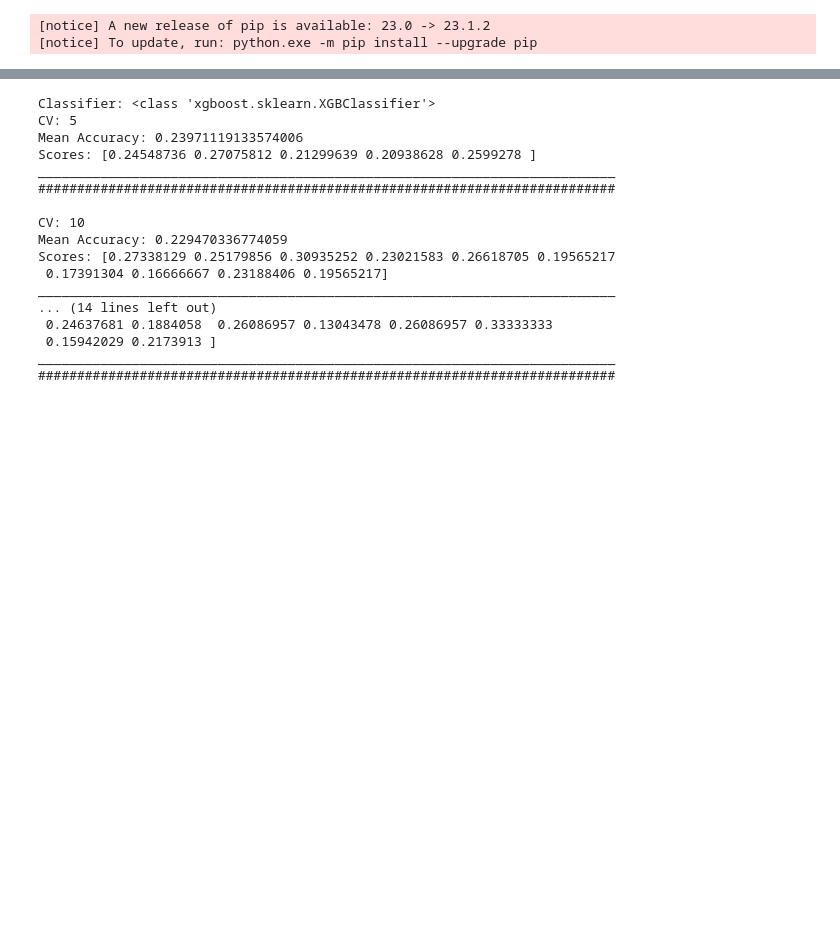
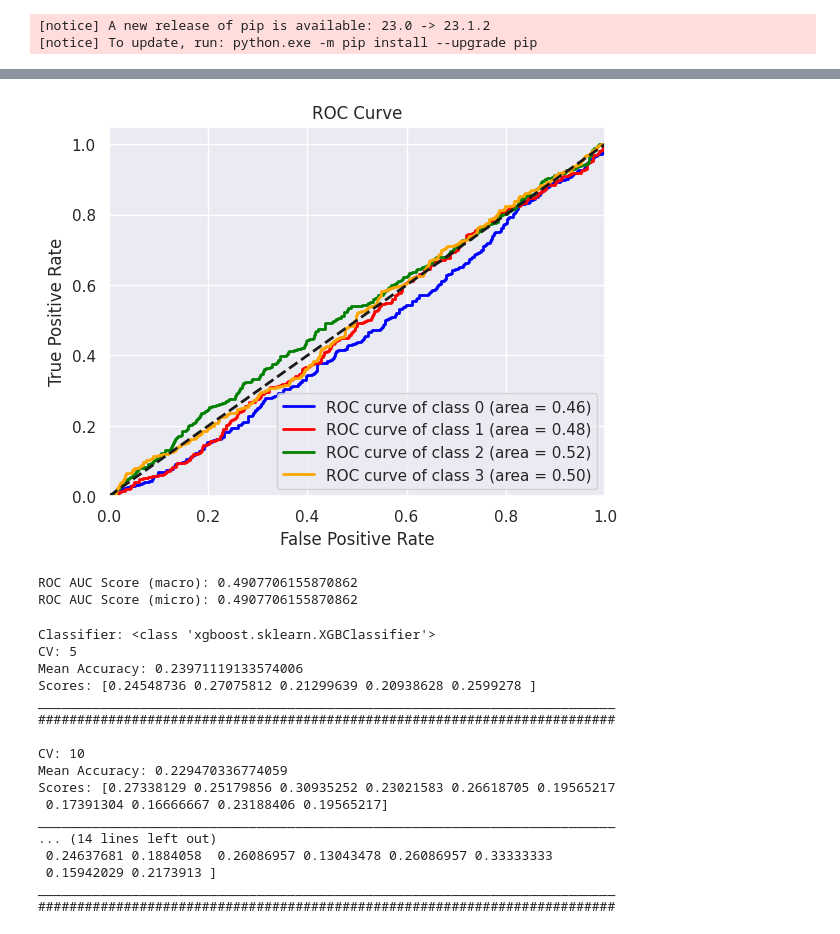
Before and after one commit to kozen88/HCV_DM23, a Jupyter notebook: Addestramento_modelli_di_esemble.ipynb, the cells around one changed output, grey strips where cells are left out. Drawn from its saved outputs; the diff is of its cells as text; code cells hidden in the pictures; blank space fills up the shorter version.

```diff
--- a/Addestramento_modelli_di_esemble.ipynb
+++ b/Addestramento_modelli_di_esemble.ipynb
@@ -342,3 +583,13 @@ Accurancy mediata su i 10 fold fatti: 0.229470336774059
+# %%
+# Istanziazione di un modello XGBoost
+clf_XGB2 =  XGBClassifier(objective='multi:softmax', num_class=3, random_state=42)
+
+# plotta la curva del roc_auc_score
+evaluate_roc_auc(clf_XGB2 , X, y_enc)
+# %% [output]
+[figure, added]
+ROC AUC Score (macro): 0.4907706155870862
+ROC AUC Score (micro): 0.4907706155870862
 # %%
 # proviamo XGBoost sui  principali valori di folds per la cross_validation
 clf_XB =[XGBClassifier]
```
Also changed, not shown: parts of 19 cells of this notebook.
